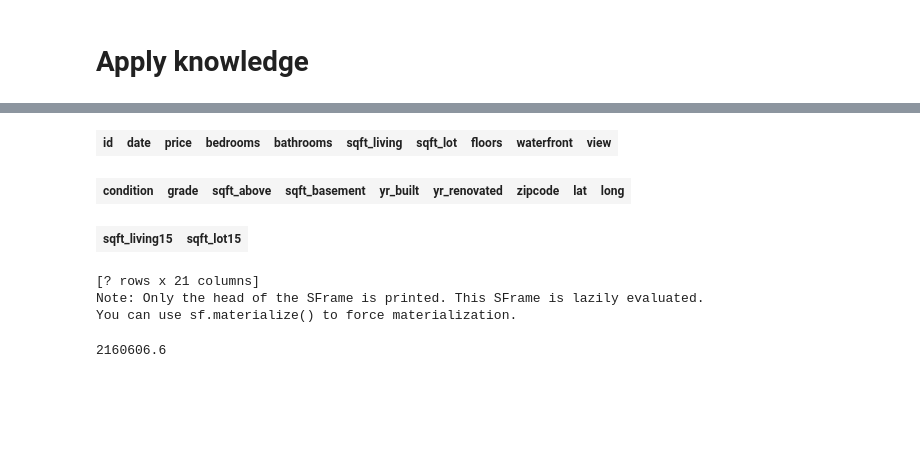
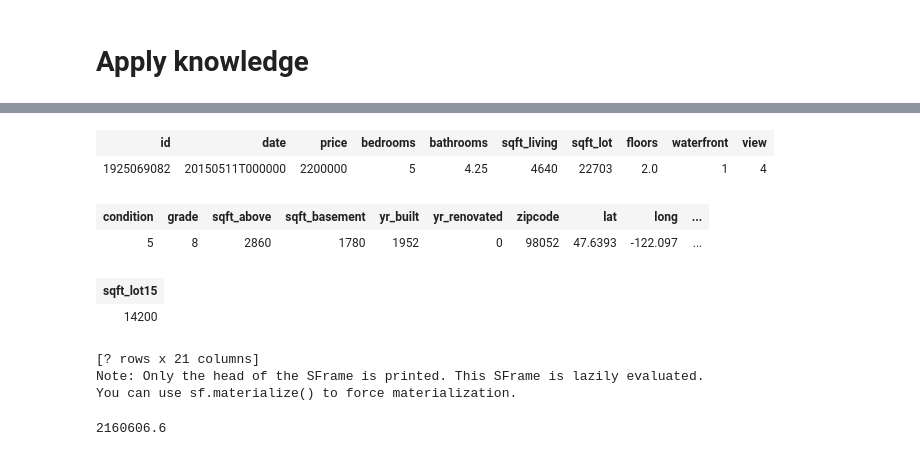
Before and after one commit to israelcazares/PredictingHousePricesML, a Jupyter notebook: houses.ipynb, the cells around one changed output, grey strips where cells are left out. Saved outputs shown, nothing was run; the diff lists cells and outputs as text; code cells hidden in the pictures; blank space fills up the shorter version.

```diff
--- a/houses.ipynb
+++ b/houses.ipynb
@@ -174,14 +169,17 @@ NameError: name 'house1' is not defined
 # %%
-house2 = sales[sales['id']=='1925069082']
+xh2 = sales[sales['id']==1925069082]
-# %%
-house2
-# %% [output]
-| id | date | price | bedrooms | bathrooms | sqft_living | sqft_lot | floors | waterfront | view |
-| condition | grade | sqft_above | sqft_basement | yr_built | yr_renovated | zipcode | lat | long |
-| sqft_living15 | sqft_lot15 |
-[? rows x 21 columns]
-Note: Only the head of the SFrame is printed. This SFrame is lazily evaluated.
-You can use sf.materialize() to force materialization.
+# %%
+xh2
+# %% [output]
+| id | date | price | bedrooms | bathrooms | sqft_living | sqft_lot | floors | waterfront | view |
+| 1925069082 | 20150511T000000 | 2200000 | 5 | 4.25 | 4640 | 22703 | 2.0 | 1 | 4 |
+| condition | grade | sqft_above | sqft_basement | yr_built | yr_renovated | zipcode | lat | long | ... |
+| 5 | 8 | 2860 | 1780 | 1952 | 0 | 98052 | 47.6393 | -122.097 | ... |
+| sqft_lot15 |
+| 14200 |
+[? rows x 21 columns]
+Note: Only the head of the SFrame is printed. This SFrame is lazily evaluated.
+You can use sf.materialize() to force materialization.
 # %%
 xsal = sales[sales['zipcode'] == 98039]
 # %%
```
Also changed, not shown: parts of 13 cells of this notebook, 1 other file.
